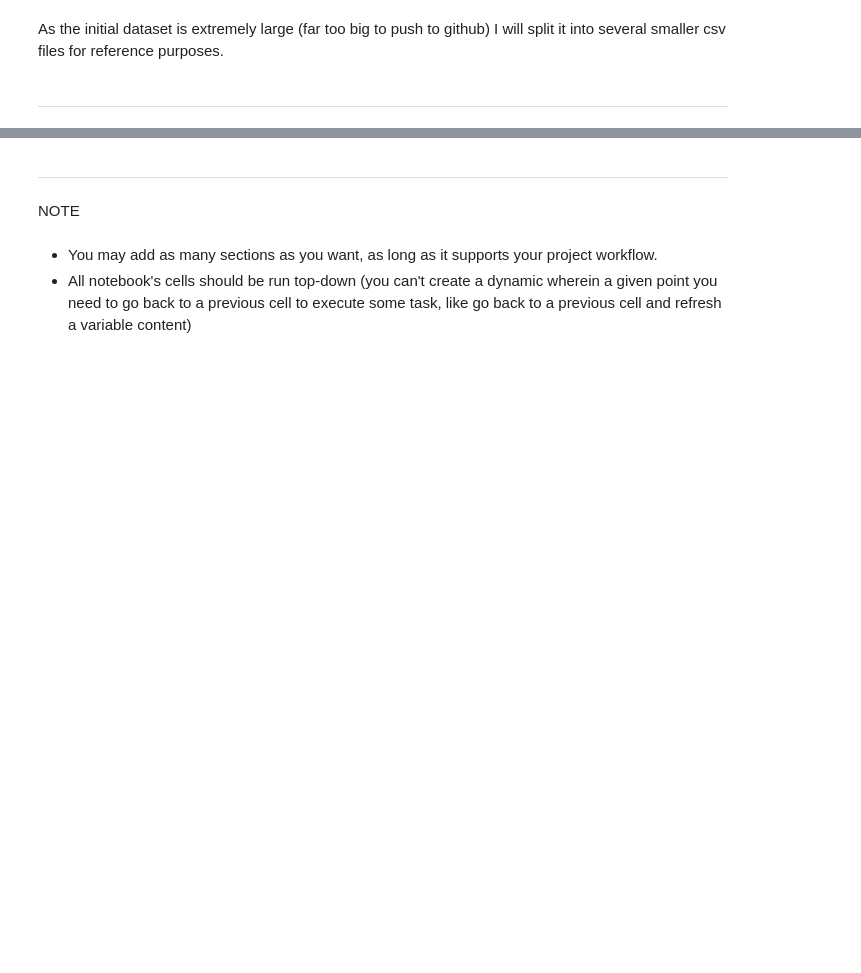
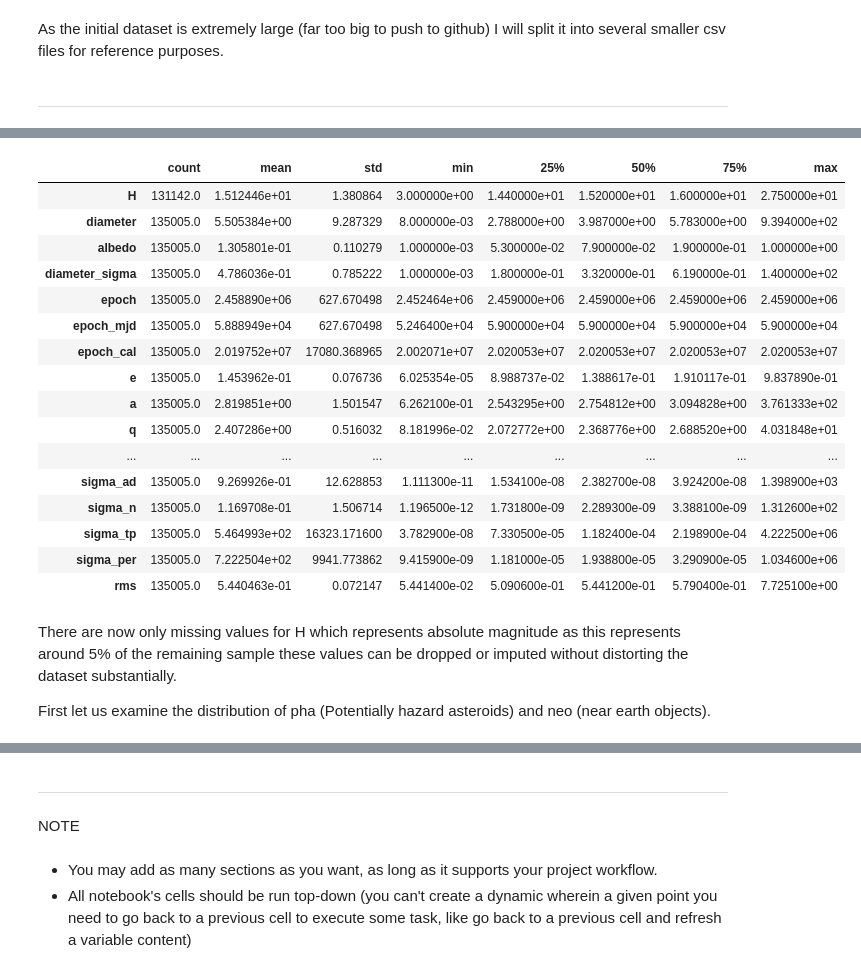
Before and after one commit to Mikeecee1/CapstonePreparation, a Jupyter notebook: jupyter_notebooks/ETL.ipynb, the cells around one changed output, grey strips where cells are left out. Drawn from its saved outputs; the diff is of its cells as text; code cells hidden in the pictures; blank space fills up the shorter version.

Commit message:
Performed initial cleaning - too many phas and neo objects have missing values

```diff
--- a/jupyter_notebooks/ETL.ipynb
+++ b/jupyter_notebooks/ETL.ipynb
@@ -172,0 +180,3 @@ Section 2 content
+# %%
+df = df.drop(columns=['name', 'prefix', 'id', 'spkid', 'full_name', 'pdes'])
+df.shape, df.head()
@@ -172,0 +209,27 @@ Section 2 content
+# %%
+#drop missing values for albedo, diameter, diameter_sigma except where pha is True or neo is True
+df_clean = df.dropna(subset=['albedo', 'diameter', 'diameter_sigma'])
+df_clean.shape, df_clean.isna().sum()
+df_clean.describe().T
+# %% [output]
+|  | count | mean | std | min | 25% | 50% | 75% | max |
+| H | 131142.0 | 1.512446e+01 | 1.380864 | 3.000000e+00 | 1.440000e+01 | 1.520000e+01 | 1.600000e+01 | 2.750000e+01 |
+| diameter | 135005.0 | 5.505384e+00 | 9.287329 | 8.000000e-03 | 2.788000e+00 | 3.987000e+00 | 5.783000e+00 | 9.394000e+02 |
+| albedo | 135005.0 | 1.305801e-01 | 0.110279 | 1.000000e-03 | 5.300000e-02 | 7.900000e-02 | 1.900000e-01 | 1.000000e+00 |
+| diameter_sigma | 135005.0 | 4.786036e-01 | 0.785222 | 1.000000e-03 | 1.800000e-01 | 3.320000e-01 | 6.190000e-01 | 1.400000e+02 |
+| epoch | 135005.0 | 2.458890e+06 | 627.670498 | 2.452464e+06 | 2.459000e+06 | 2.459000e+06 | 2.459000e+06 | 2.459000e+06 |
+| epoch_mjd | 135005.0 | 5.888949e+04 | 627.670498 | 5.246400e+04 | 5.900000e+04 | 5.900000e+04 | 5.900000e+04 | 5.900000e+04 |
+| epoch_cal | 135005.0 | 2.019752e+07 | 17080.368965 | 2.002071e+07 | 2.020053e+07 | 2.020053e+07 | 2.020053e+07 | 2.020053e+07 |
+| e | 135005.0 | 1.453962e-01 | 0.076736 | 6.025354e-05 | 8.988737e-02 | 1.388617e-01 | 1.910117e-01 | 9.837890e-01 |
+| a | 135005.0 | 2.819851e+00 | 1.501547 | 6.262100e-01 | 2.543295e+00 | 2.754812e+00 | 3.094828e+00 | 3.761333e+02 |
+| q | 135005.0 | 2.407286e+00 | 0.516032 | 8.181996e-02 | 2.072772e+00 | 2.368776e+00 | 2.688520e+00 | 4.031848e+01 |
+| ... | ... | ... | ... | ... | ... | ... | ... | ... |
+| sigma_ad | 135005.0 | 9.269926e-01 | 12.628853 | 1.111300e-11 | 1.534100e-08 | 2.382700e-08 | 3.924200e-08 | 1.398900e+03 |
+| sigma_n | 135005.0 | 1.169708e-01 | 1.506714 | 1.196500e-12 | 1.731800e-09 | 2.289300e-09 | 3.388100e-09 | 1.312600e+02 |
+| sigma_tp | 135005.0 | 5.464993e+02 | 16323.171600 | 3.782900e-08 | 7.330500e-05 | 1.182400e-04 | 2.198900e-04 | 4.222500e+06 |
+| sigma_per | 135005.0 | 7.222504e+02 | 9941.773862 | 9.415900e-09 | 1.181000e-05 | 1.938800e-05 | 3.290900e-05 | 1.034600e+06 |
+| rms | 135005.0 | 5.440463e-01 | 0.072147 | 5.441400e-02 | 5.090600e-01 | 5.441200e-01 | 5.790400e-01 | 7.725100e+00 |
+# %% [markdown]
+There are now only missing values for H which represents absolute magnitude as this represents around 5% of the remaining sample these values can be dropped or imputed without distorting the dataset substantially.
+
+First let us examine the distribution of pha (Potentially hazard asteroids) and neo (near earth objects).
```
Also changed, not shown: parts of 13 cells of this notebook.
